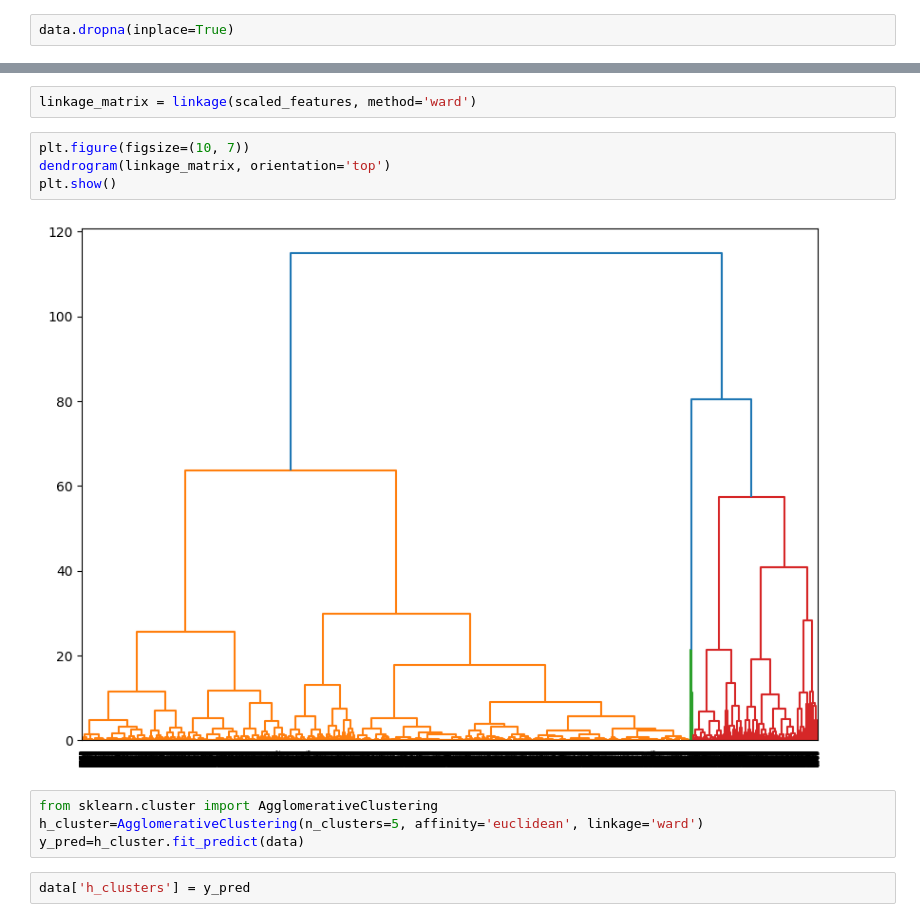
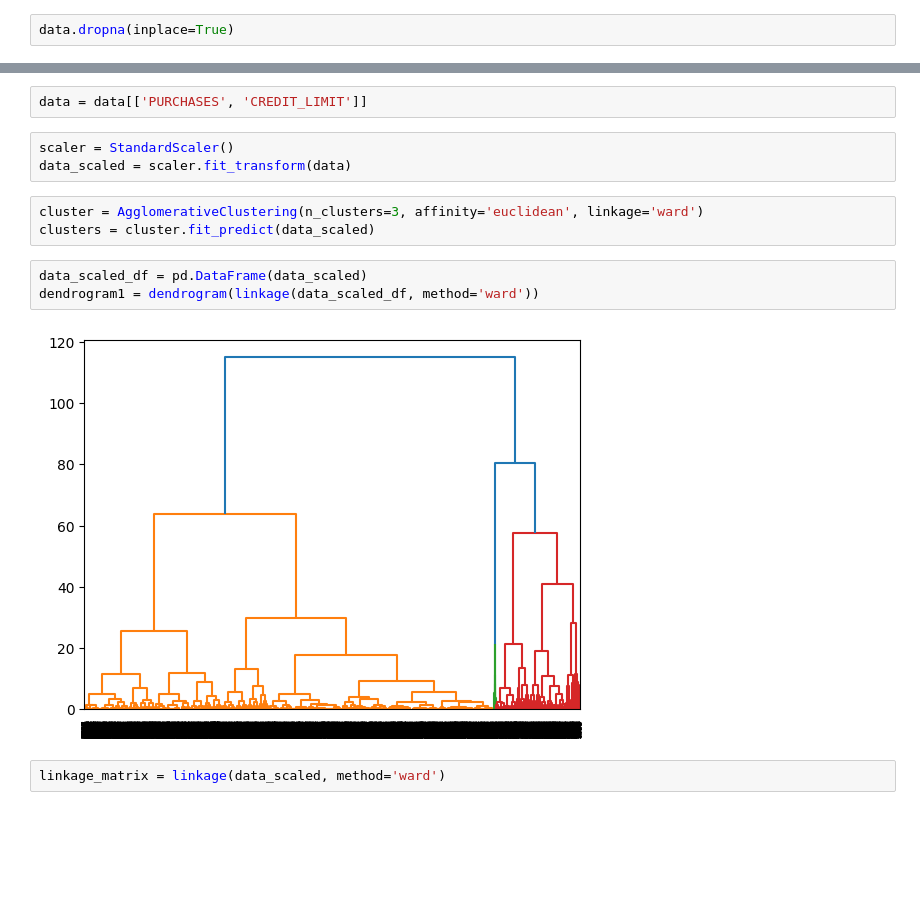
Before and after one commit to classical16/gomycode, a Jupyter notebook: unsupervised_learning_;_clustering.ipynb, the cells around one changed output, grey strips where cells are left out. Saved outputs shown, nothing was run; the diff lists cells and outputs as text; blank space fills up the shorter version.

```diff
--- a/unsupervised_learning_;_clustering.ipynb
+++ b/unsupervised_learning_;_clustering.ipynb
@@ -52,14 +121,15 @@ import matplotlib.pyplot as plt
+# %%
+data = data[['PURCHASES', 'CREDIT_LIMIT']]
+# %%
+scaler = StandardScaler()
+data_scaled = scaler.fit_transform(data)
+# %%
+cluster = AgglomerativeClustering(n_clusters=3, affinity='euclidean', linkage='ward')
+clusters = cluster.fit_predict(data_scaled)
+# %%
+data_scaled_df = pd.DataFrame(data_scaled)
+dendrogram1 = dendrogram(linkage(data_scaled_df, method='ward'))
+# %% [output]
+[figure, added]
 # %%
-linkage_matrix = linkage(scaled_features, method='ward')
+linkage_matrix = linkage(data_scaled, method='ward')
-# %%
-plt.figure(figsize=(10, 7))
-dendrogram(linkage_matrix, orientation='top')
-plt.show()
-# %% [output]
-[figure, removed]
-# %%
-from sklearn.cluster import AgglomerativeClustering
-h_cluster=AgglomerativeClustering(n_clusters=5, affinity='euclidean', linkage='ward')
-y_pred=h_cluster.fit_predict(data)
-# %%
-data['h_clusters'] = y_pred
```
Also changed, not shown: parts of 27 cells of this notebook.
